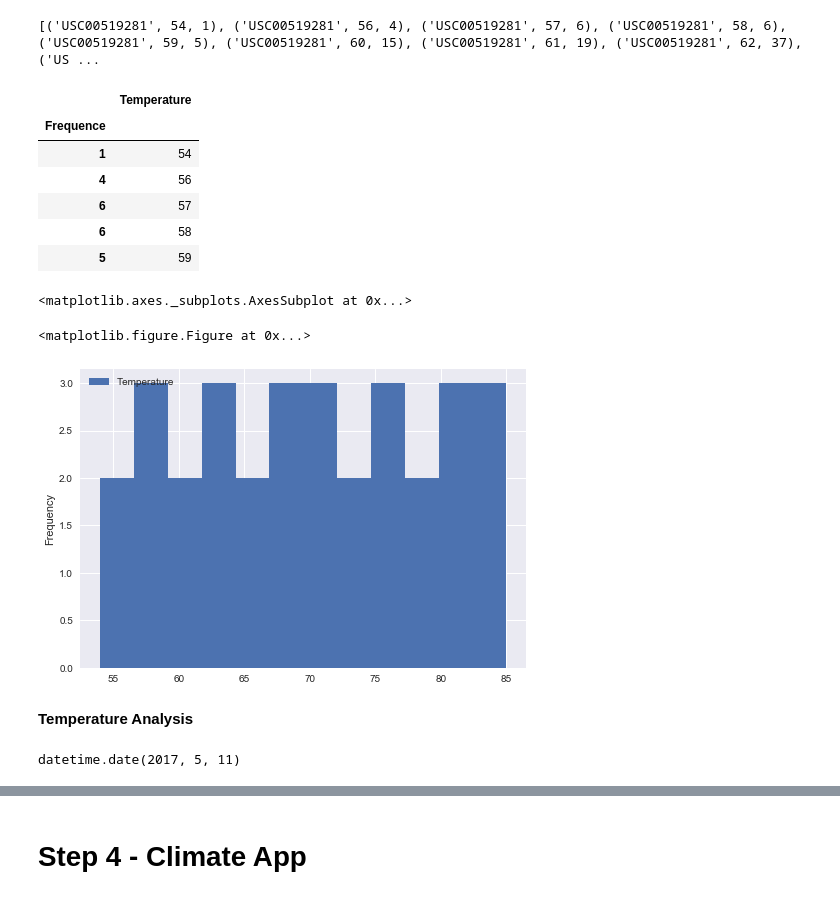
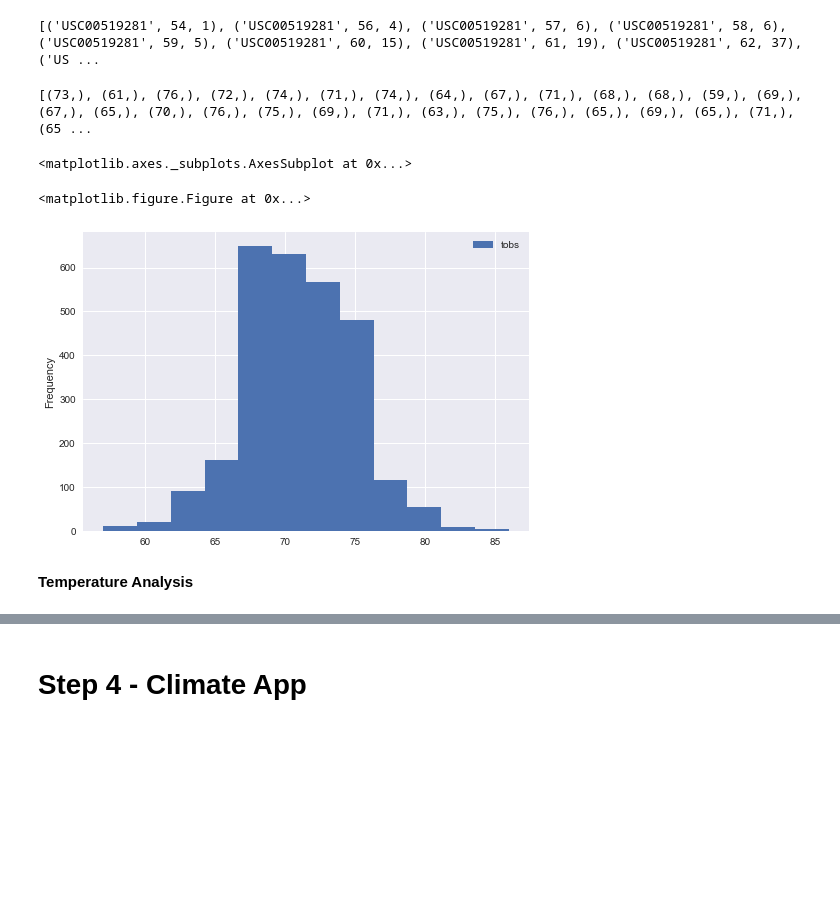
Before and after one commit to TanjaNY/GWU-BC-Homework, a Jupyter notebook: climate_analysis.ipynb, the cells around one changed output, grey strips where cells are left out. Cells and saved outputs as stored; diff of their text form; code cells hidden in the pictures; blank space fills up the shorter version.

```diff
--- a/climate_analysis.ipynb
+++ b/climate_analysis.ipynb
@@ -145,40 +148,33 @@ temps=session.query(Measurement.station,Measurement.tobs,func.count(Measurement.
 print(temps)
 # %% [output]
 [('USC00519281', 54, 1), ('USC00519281', 56, 4), ('USC00519281', 57, 6), ('USC00519281', 58, 6), ('USC00519281', 59, 5), ('USC00519281', 60, 15), ('USC00519281', 61, 19), ('USC00519281', 62, 37), ('US ...
-# %%
-plt_data=pd.DataFrame(temps, columns=['Station','Temperature','Frequence'])
-plt_data_01=plt_data[['Temperature','Frequence','Station']]
-plt_data_02=plt_data_01.drop(columns=['Station'])
-plt_data_04=plt_data_02.set_index('Frequence')
-#plt_data_04=plt_data_02.reset_index()
-x=plt_data_04
-#y=plt_data_04['Frequence']
-plt_data_04.head()
-# %% [output]
-|  | Temperature |
-| Frequence |  |
-| 1 | 54 |
-| 4 | 56 |
-| 6 | 57 |
-| 6 | 58 |
-| 5 | 59 |
+# %%
+#find measurments
+hist_data=session.query(Measurement.tobs).\
+          group_by(Measurement.date).all()
+
+
+print(hist_data)
+# %% [output]
+[(73,), (61,), (76,), (72,), (74,), (71,), (74,), (64,), (67,), (71,), (68,), (68,), (59,), (69,), (67,), (65,), (70,), (76,), (75,), (69,), (71,), (63,), (75,), (76,), (65,), (69,), (65,), (71,), (65 ...
 # %%
-plt.figure()
-plt_data_04.plot.hist(x,bins=12)
+#create histogram
+plt_data=pd.DataFrame(hist_data)
+plt.figure();
+plt_data.plot.hist(bins=12)
 # %% [output]
 <matplotlib.axes._subplots.AxesSubplot at 0x...>
 <matplotlib.figure.Figure at 0x...>
-[figure, old version]
+[figure, new version]
 # %% [markdown]
 **Temperature Analysis**
 # %%
-
+#dependencies, date one year ago
 from datetime import date
 from datetime import time
 import datetime
 
 b=dt.date.today()-dt.timedelta(365)
 b
+res_list=[]
-# %% [output]
-datetime.date(2017, 5, 11)
 # %%
```
Also changed, not shown: parts of 14 cells of this notebook.
